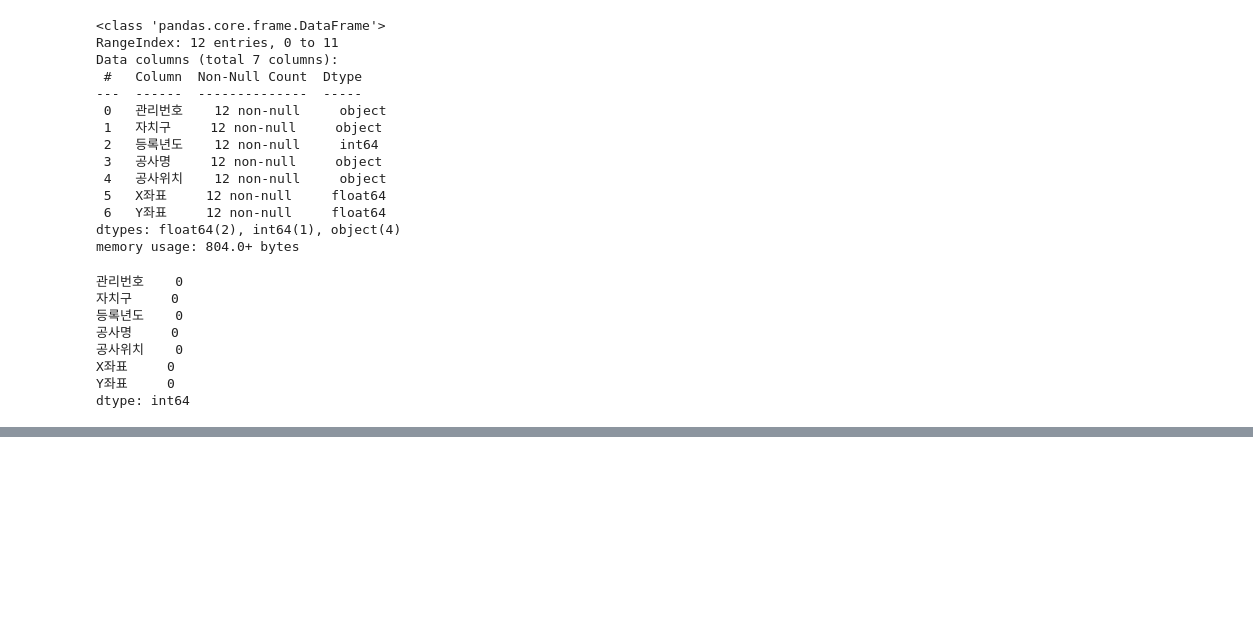
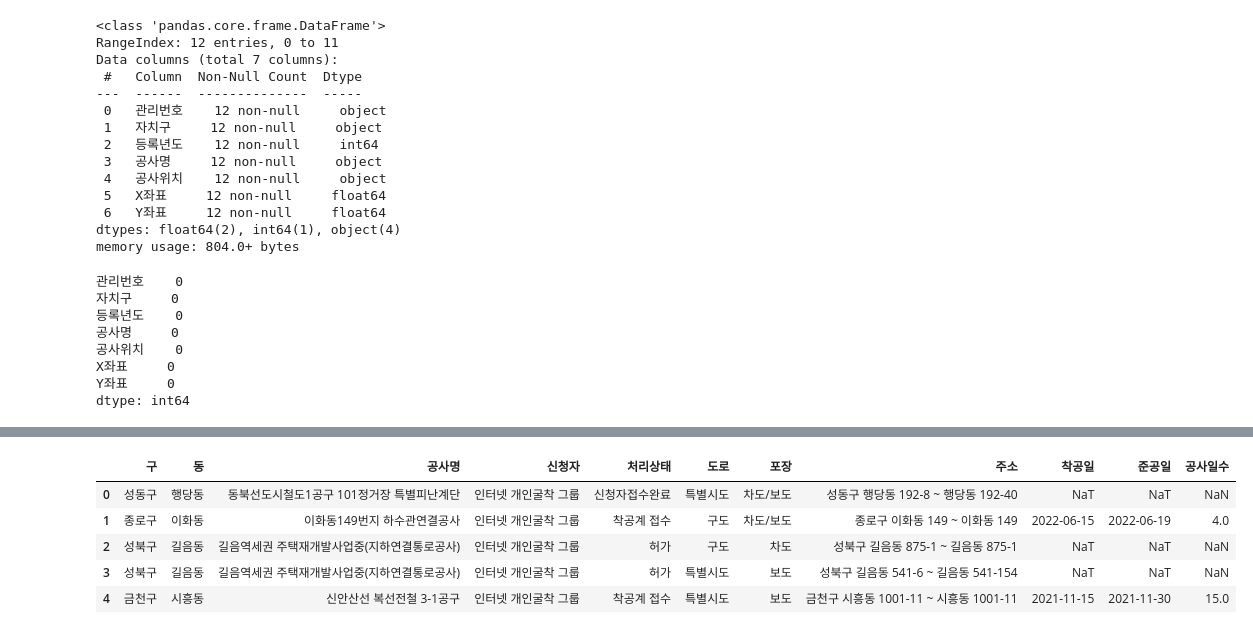
Before and after one commit to 25-1-SI/preprocessing, a Jupyter notebook: notebooks/preprocessing.ipynb, the cells around one changed output, grey strips where cells are left out. Saved outputs shown, nothing was run; the diff lists cells and outputs as text; code cells hidden in the pictures; blank space fills up the shorter version.

```diff
--- a/notebooks/preprocessing.ipynb
+++ b/notebooks/preprocessing.ipynb
@@ -276,0 +362,15 @@ construction_underground_water_df.to_csv("data/processed/construction_undergroun
+# %%
+# 착공일 ~ 준공일 컬럼에서 -- ~ -- 값 null로 하고 분리, date형식으로 바꾸기
+import numpy as np
+road_construction_df["착공일 ~ 준공일"] = road_construction_df["착공일 ~ 준공일"].replace("-- ~ --", np.nan)
+# %%
+road_construction_df[["착공일", "준공일"]] = road_construction_df["착공일 ~ 준공일"].str.split("~", expand=True)
+
+road_construction_df["착공일"] = pd.to_datetime(road_construction_df["착공일"].str.strip(), errors="coerce")
+road_construction_df["준공일"] = pd.to_datetime(road_construction_df["준공일"].str.strip(), errors="coerce")
+# %%
+road_construction_df.drop(columns=["착공일 ~ 준공일"], inplace=True)
+# %%
+road_construction_df["공사일수"] = (
+    road_construction_df["준공일"] - road_construction_df["착공일"]
+).dt.days
@@ -276,0 +398,9 @@ construction_underground_water_df.to_csv("data/processed/construction_undergroun
+# %%
+road_construction_df.head()
+# %% [output]
+|  | 구 | 동 | 공사명 | 신청자 | 처리상태 | 도로 | 포장 | 주소 | 착공일 | 준공일 | 공사일수 |
+| 0 | 성동구 | 행당동 | 동북선도시철도1공구 101정거장 특별피난계단 | 인터넷 개인굴착 그룹 | 신청자접수완료 | 특별시도 | 차도/보도 | 성동구 행당동 192-8 ~ 행당동 192-40 | NaT | NaT | NaN |
+| 1 | 종로구 | 이화동 | 이화동149번지 하수관연결공사 | 인터넷 개인굴착 그룹 | 착공계 접수 | 구도 | 차도/보도 | 종로구 이화동 149 ~ 이화동 149 | 2022-06-15 | 2022-06-19 | 4.0 |
+| 2 | 성북구 | 길음동 | 길음역세권 주택재개발사업중(지하연결통로공사) | 인터넷 개인굴착 그룹 | 허가 | 구도 | 차도 | 성북구 길음동 875-1 ~ 길음동 875-1 | NaT | NaT | NaN |
+| 3 | 성북구 | 길음동 | 길음역세권 주택재개발사업중(지하연결통로공사) | 인터넷 개인굴착 그룹 | 허가 | 특별시도 | 보도 | 성북구 길음동 541-6 ~ 길음동 541-154 | NaT | NaT | NaN |
+| 4 | 금천구 | 시흥동 | 신안산선 복선전철 3-1공구 | 인터넷 개인굴착 그룹 | 착공계 접수 | 특별시도 | 보도 | 금천구 시흥동 1001-11 ~ 시흥동 1001-11 | 2021-11-15 | 2021-11-30 | 15.0 |
```
Also changed, not shown: parts of 12 cells of this notebook, 1 other file.
